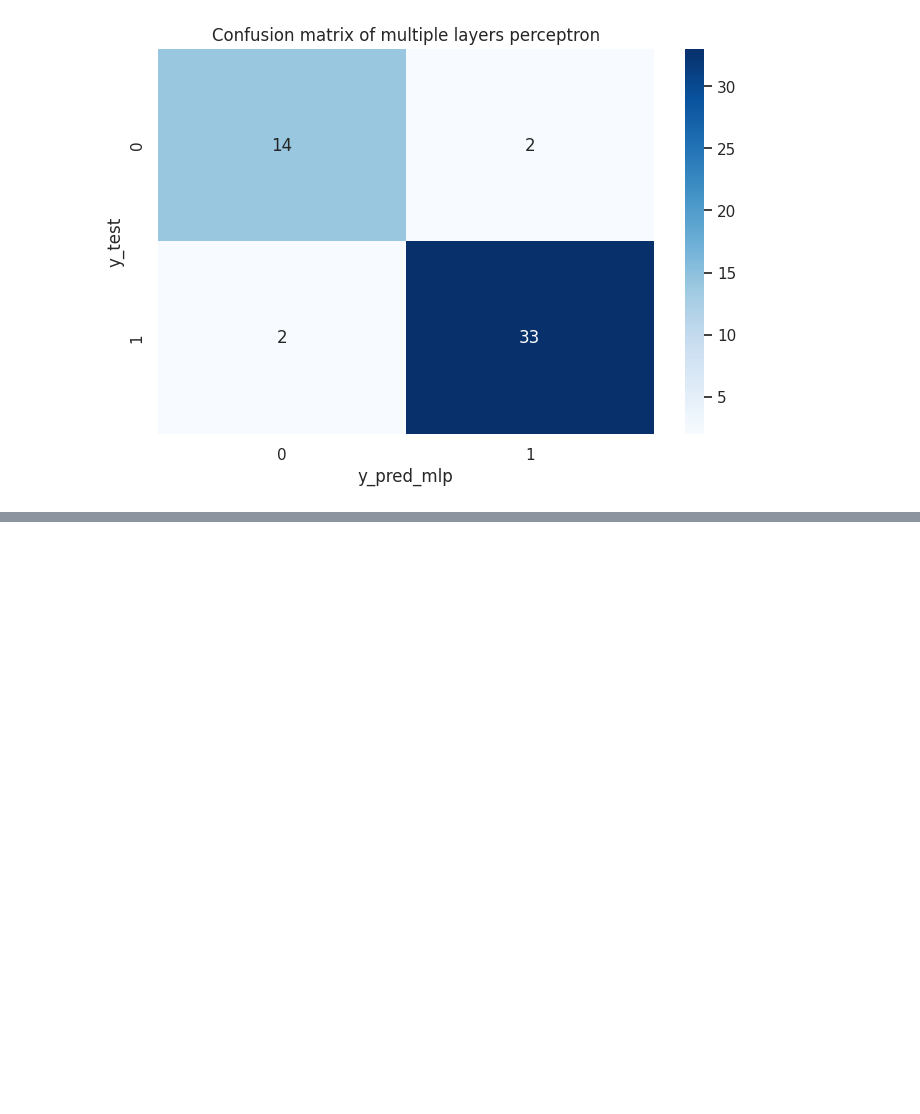
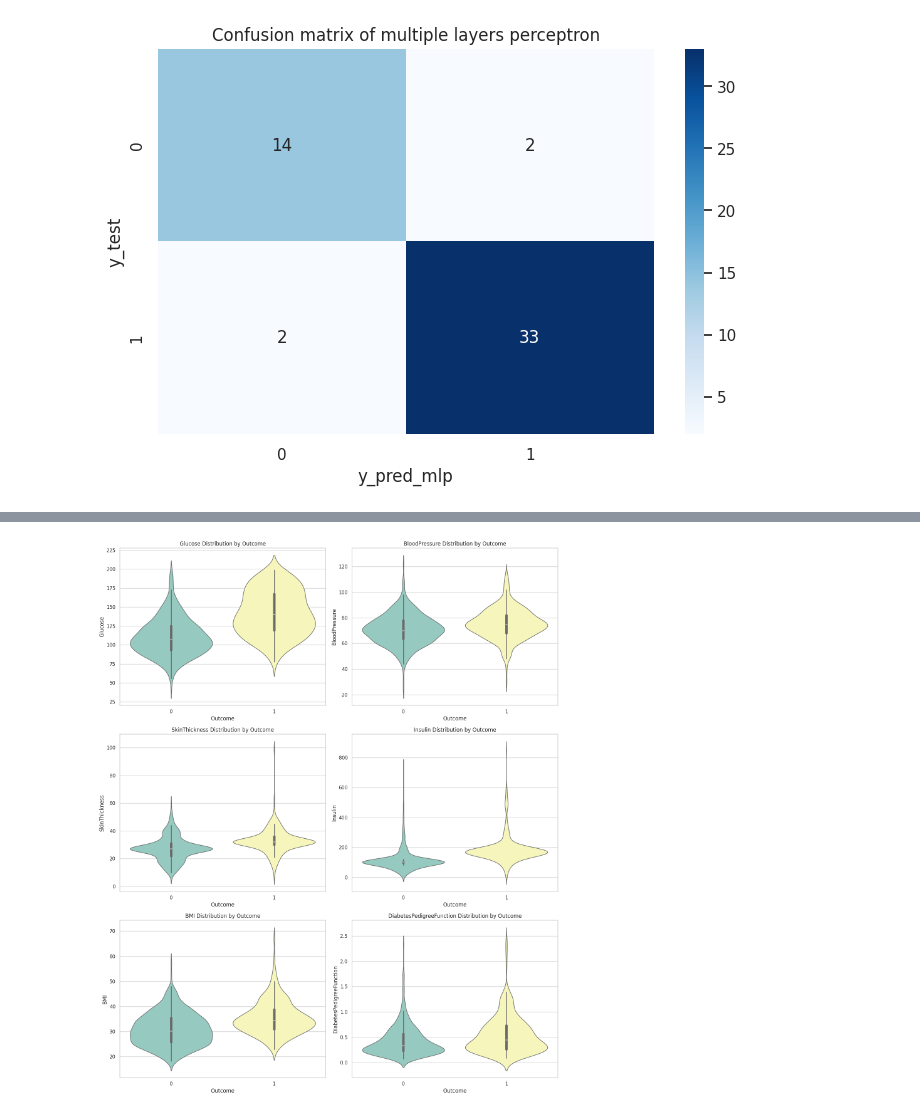
Before and after one commit to PHQuyAn/Machine-Learning-Project, a Jupyter notebook: Diabetes Prediction/an-diabetes-prediction.ipynb, the cells around one changed output, grey strips where cells are left out. Drawn from its saved outputs; the diff is of its cells as text; code cells hidden in the pictures; blank space fills up the shorter version.

```diff
--- a/Diabetes Prediction/an-diabetes-prediction.ipynb
+++ b/Diabetes Prediction/an-diabetes-prediction.ipynb
@@ -672,0 +871,17 @@ plt.show()
+# %%
+# Medical Symtoms vs Outcome (6 violin plots)
+
+medical_features = ['Glucose','BloodPressure','SkinThickness','Insulin','BMI','DiabetesPedigreeFunction']
+
+# Create a canva with 3 rows, 2 cols
+fig, axes = plt.subplots(3, 2, figsize = (15,18))
+axes = axes.flatten()
+
+for i, col in enumerate(medical_features):
+    sns.violinplot(x='Outcome', y=col, data=pimaDiaB_df, ax=axes[i], palette='Set3')
+    axes[i].set_title(f'{col} Distribution by Outcome')
+
+plt.tight_layout()
+plt.show()
+# %% [output]
+[figure, added]
```
Also changed, not shown: parts of 32 cells of this notebook.
